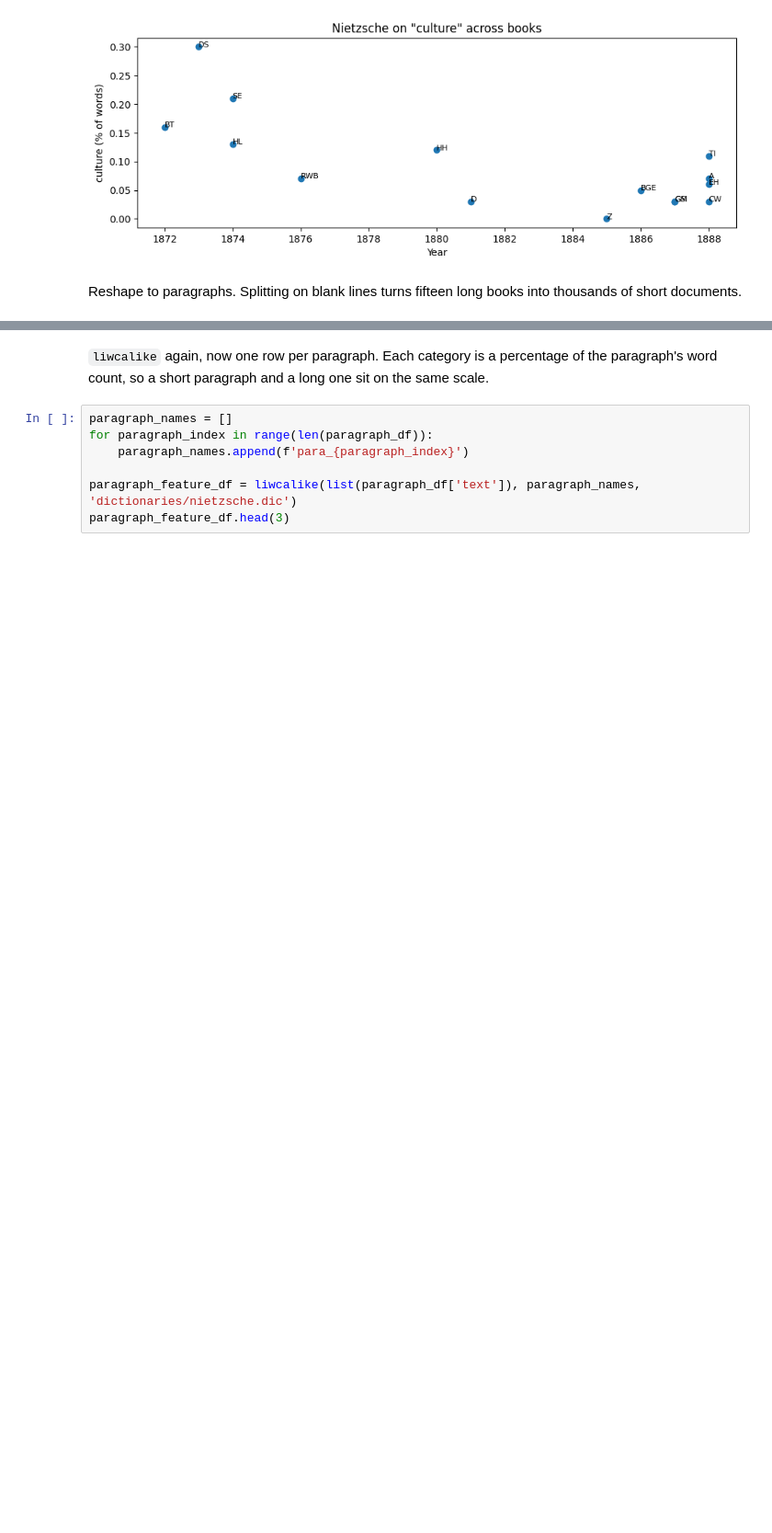
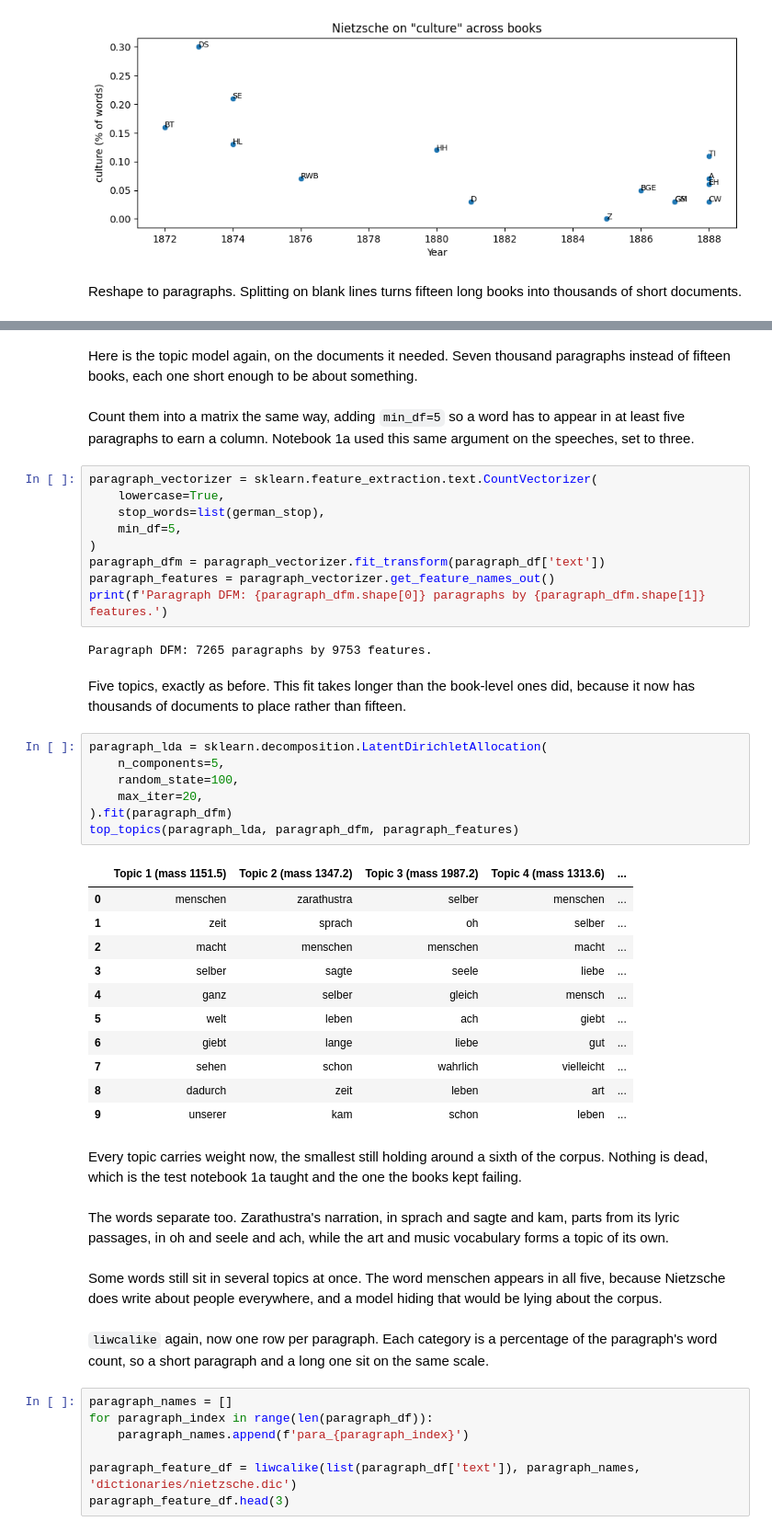
Before and after one commit to DH-Oz/CorpusAnalysis, a Jupyter notebook: 3b-nietzsche-german-paragraphs.ipynb, the cells around one changed output, grey strips where cells are left out. Shown at 92% size. Cells and saved outputs as stored; diff of their text form; blank space fills up the shorter version.

```diff
--- a/3b-nietzsche-german-paragraphs.ipynb
+++ b/3b-nietzsche-german-paragraphs.ipynb
@@ -273,3 +380,45 @@ print(f'{len(paragraph_df)} paragraphs from {len(nietzsche_df)} books.')
+# %% [markdown]
+Here is the topic model again, on the documents it needed. Seven thousand paragraphs instead of fifteen books, each one short enough to be about something.
+# %% [markdown]
+Count them into a matrix the same way, adding `min_df=5` so a word has to appear in at least five paragraphs to earn a column. Notebook 1a used this same argument on the speeches, set to three.
+# %%
+paragraph_vectorizer = sklearn.feature_extraction.text.CountVectorizer(
+    lowercase=True,
+    stop_words=list(german_stop),
+    min_df=5,
+)
+paragraph_dfm = paragraph_vectorizer.fit_transform(paragraph_df['text'])
+paragraph_features = paragraph_vectorizer.get_feature_names_out()
+print(f'Paragraph DFM: {paragraph_dfm.shape[0]} paragraphs by {paragraph_dfm.shape[1]} features.')
+# %% [output]
+Paragraph DFM: 7265 paragraphs by 9753 features.
+# %% [markdown]
+Five topics, exactly as before. This fit takes longer than the book-level ones did, because it now has thousands of documents to place rather than fifteen.
+# %%
+paragraph_lda = sklearn.decomposition.LatentDirichletAllocation(
+    n_components=5,
+    random_state=100,
+    max_iter=20,
+).fit(paragraph_dfm)
+top_topics(paragraph_lda, paragraph_dfm, paragraph_features)
+# %% [output]
+|  | Topic 1 (mass 1151.5) | Topic 2 (mass 1347.2) | Topic 3 (mass 1987.2) | Topic 4 (mass 1313.6) | ... |
+| 0 | menschen | zarathustra | selber | menschen | ... |
+| 1 | zeit | sprach | oh | selber | ... |
+| 2 | macht | menschen | menschen | macht | ... |
+| 3 | selber | sagte | seele | liebe | ... |
+| 4 | ganz | selber | gleich | mensch | ... |
+| 5 | welt | leben | ach | giebt | ... |
+| 6 | giebt | lange | liebe | gut | ... |
+| 7 | sehen | schon | wahrlich | vielleicht | ... |
+| 8 | dadurch | zeit | leben | art | ... |
+| 9 | unserer | kam | schon | leben | ... |
+# %% [markdown]
+Every topic carries weight now, the smallest still holding around a sixth of the corpus. Nothing is dead, which is the test notebook 1a taught and the one the books kept failing.
+# %% [markdown]
+The words separate too. Zarathustra's narration, in sprach and sagte and kam, parts from its lyric passages, in oh and seele and ach, while the art and music vocabulary forms a topic of its own.
+# %% [markdown]
+Some words still sit in several topics at once. The word menschen appears in all five, because Nietzsche does write about people everywhere, and a model hiding that would be lying about the corpus.
 # %% [markdown]
 `liwcalike` again, now one row per paragraph. Each category is a percentage of the paragraph's word count, so a short paragraph and a long one sit on the same scale.
 # %%
```
Also changed, not shown: parts of 48 cells of this notebook, 9 other files.
